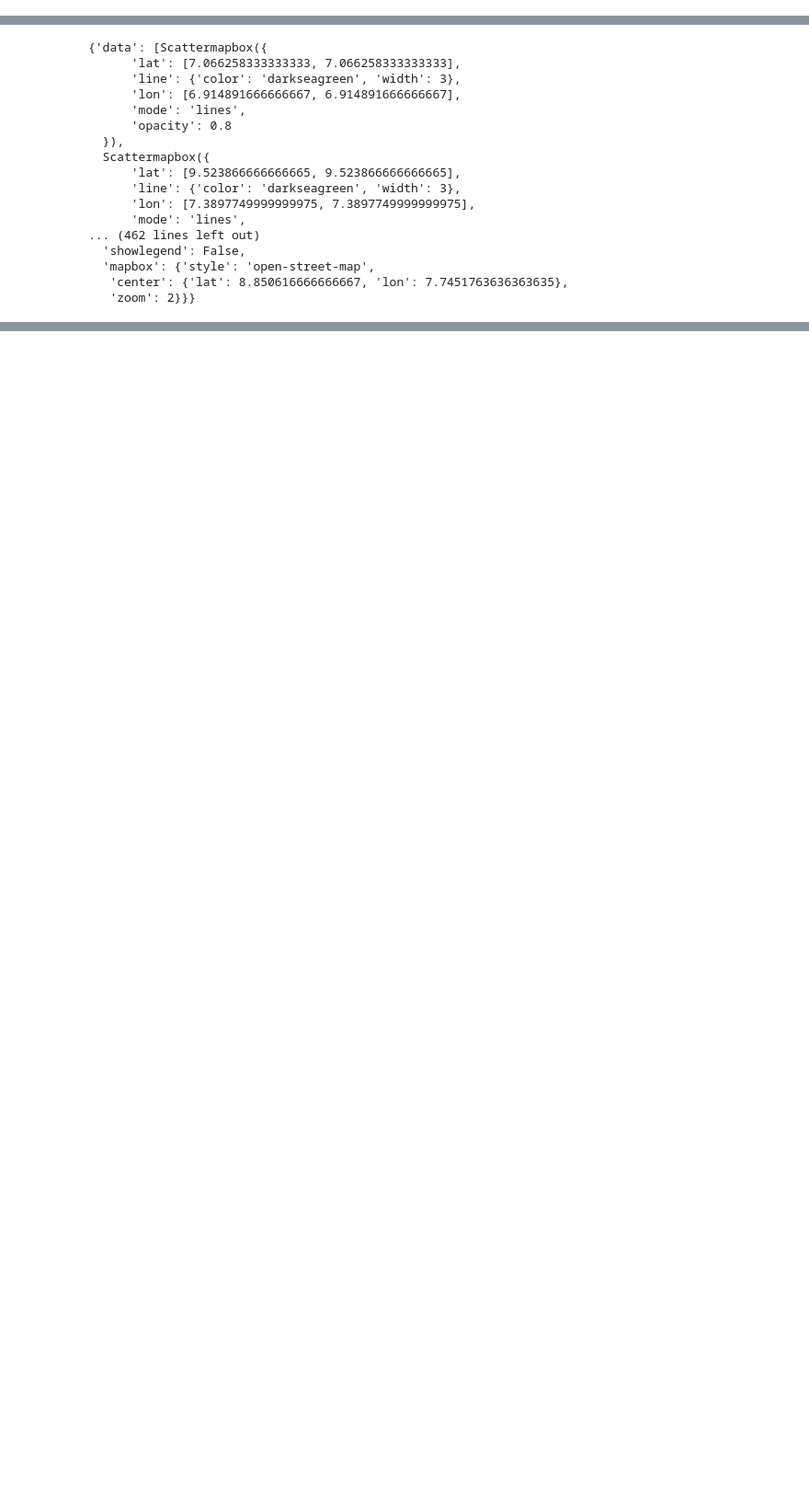
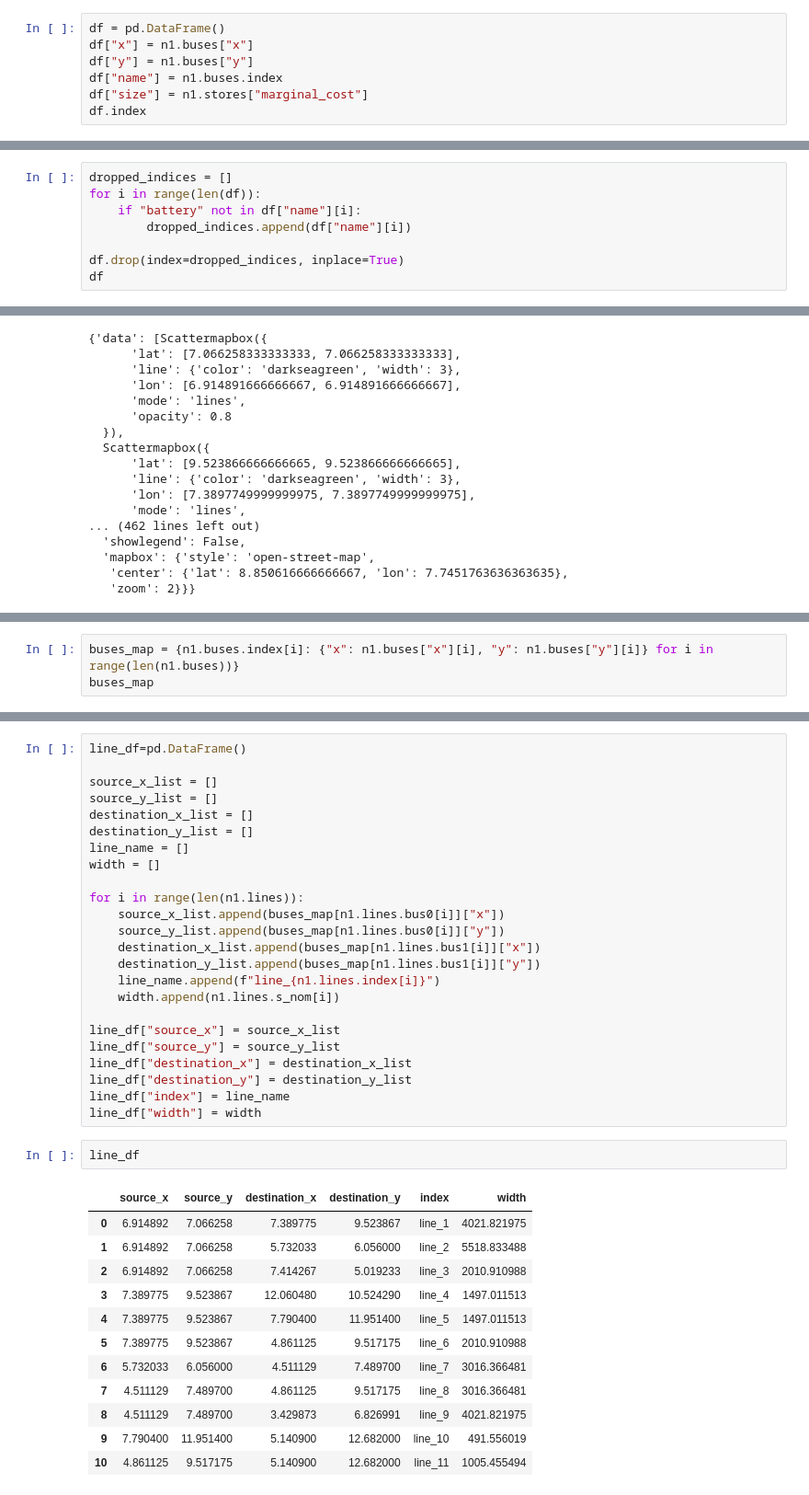
Before and after one commit to drifter089/streamlit_vis, a Jupyter notebook: ng_nb.ipynb, the cells around one changed output, grey strips where cells are left out. Shown at 92% size. Cells and saved outputs as stored; diff of their text form; blank space fills up the shorter version.

```diff
--- a/ng_nb.ipynb
+++ b/ng_nb.ipynb
@@ -236,0 +240,7 @@ Name: x, dtype: float64
+# %%
+df = pd.DataFrame()
+df["x"] = n1.buses["x"]
+df["y"] = n1.buses["y"]
+df["name"] = n1.buses.index
+df["size"] = n1.stores["marginal_cost"]
+df.index
@@ -236,0 +256,8 @@ Name: x, dtype: float64
+# %%
+dropped_indices = []
+for i in range(len(df)):
+    if "battery" not in df["name"][i]:
+        dropped_indices.append(df["name"][i])
+
+df.drop(index=dropped_indices, inplace=True)
+df
@@ -343,0 +370,3 @@ fuck you
+# %%
+buses_map = {n1.buses.index[i]: {"x": n1.buses["x"][i], "y": n1.buses["y"][i]} for i in range(len(n1.buses))}
+buses_map
@@ -343,0 +412,39 @@ fuck you
+# %%
+line_df=pd.DataFrame()
+
+source_x_list = []
+source_y_list = []
+destination_x_list = []
+destination_y_list = []
+line_name = []
+width = []
+
+for i in range(len(n1.lines)):
+    source_x_list.append(buses_map[n1.lines.bus0[i]]["x"])
+    source_y_list.append(buses_map[n1.lines.bus0[i]]["y"])
+    destination_x_list.append(buses_map[n1.lines.bus1[i]]["x"])
+    destination_y_list.append(buses_map[n1.lines.bus1[i]]["y"])
+    line_name.append(f"line_{n1.lines.index[i]}")
+    width.append(n1.lines.s_nom[i])
+
+line_df["source_x"] = source_x_list
+line_df["source_y"] = source_y_list
+line_df["destination_x"] = destination_x_list
+line_df["destination_y"] = destination_y_list
+line_df["index"] = line_name
+line_df["width"] = width
+# %%
+line_df
+# %% [output]
+|  | source_x | source_y | destination_x | destination_y | index | width |
+| 0 | 6.914892 | 7.066258 | 7.389775 | 9.523867 | line_1 | 4021.821975 |
+| 1 | 6.914892 | 7.066258 | 5.732033 | 6.056000 | line_2 | 5518.833488 |
+| 2 | 6.914892 | 7.066258 | 7.414267 | 5.019233 | line_3 | 2010.910988 |
+| 3 | 7.389775 | 9.523867 | 12.060480 | 10.524290 | line_4 | 1497.011513 |
+| 4 | 7.389775 | 9.523867 | 7.790400 | 11.951400 | line_5 | 1497.011513 |
+| 5 | 7.389775 | 9.523867 | 4.861125 | 9.517175 | line_6 | 2010.910988 |
+| 6 | 5.732033 | 6.056000 | 4.511129 | 7.489700 | line_7 | 3016.366481 |
+| 7 | 4.511129 | 7.489700 | 4.861125 | 9.517175 | line_8 | 3016.366481 |
+| 8 | 4.511129 | 7.489700 | 3.429873 | 6.826991 | line_9 | 4021.821975 |
+| 9 | 7.790400 | 11.951400 | 5.140900 | 12.682000 | line_10 | 491.556019 |
+| 10 | 4.861125 | 9.517175 | 5.140900 | 12.682000 | line_11 | 1005.455494 |
```
Also changed, not shown: parts of 12 cells of this notebook, 3 other files.
